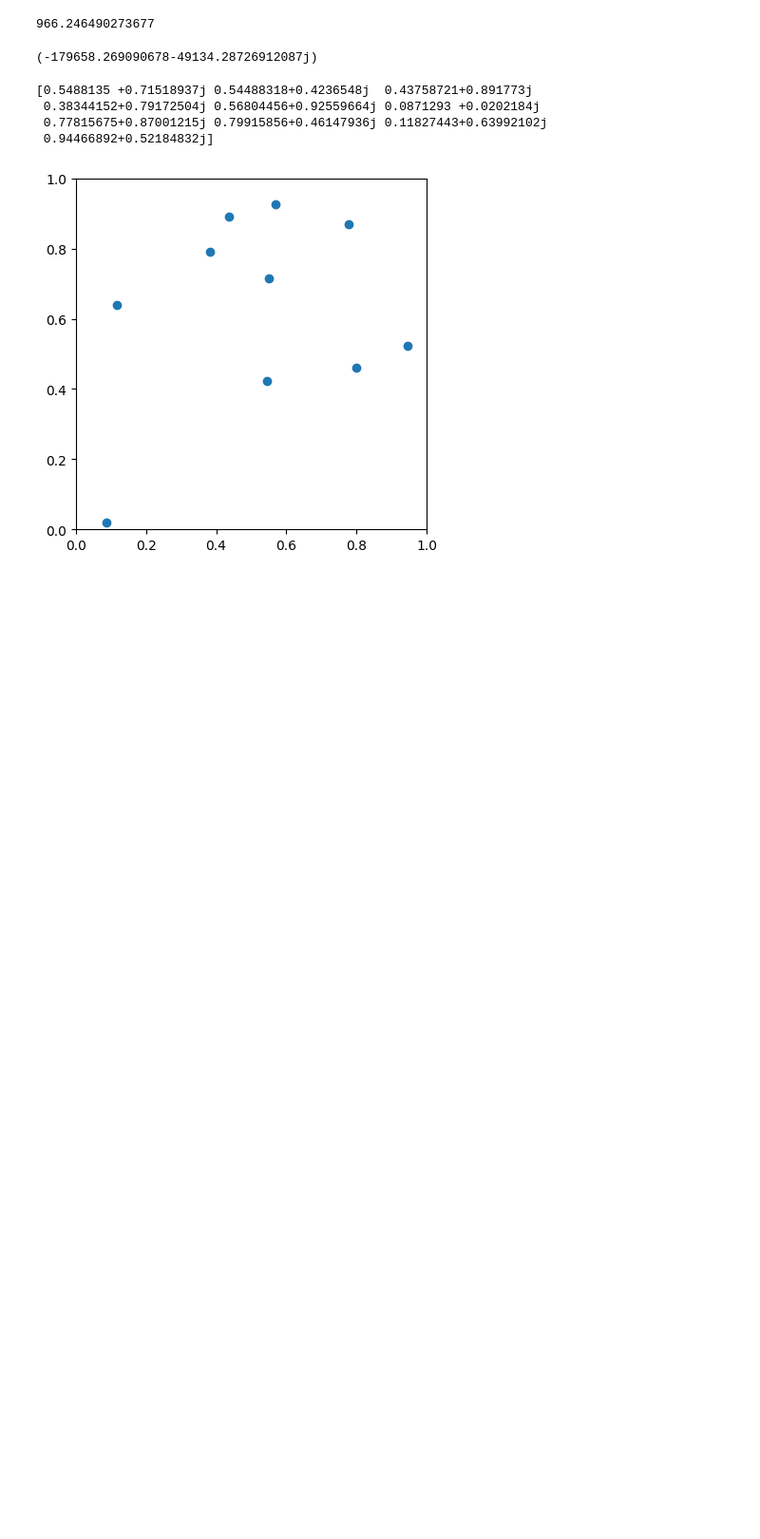
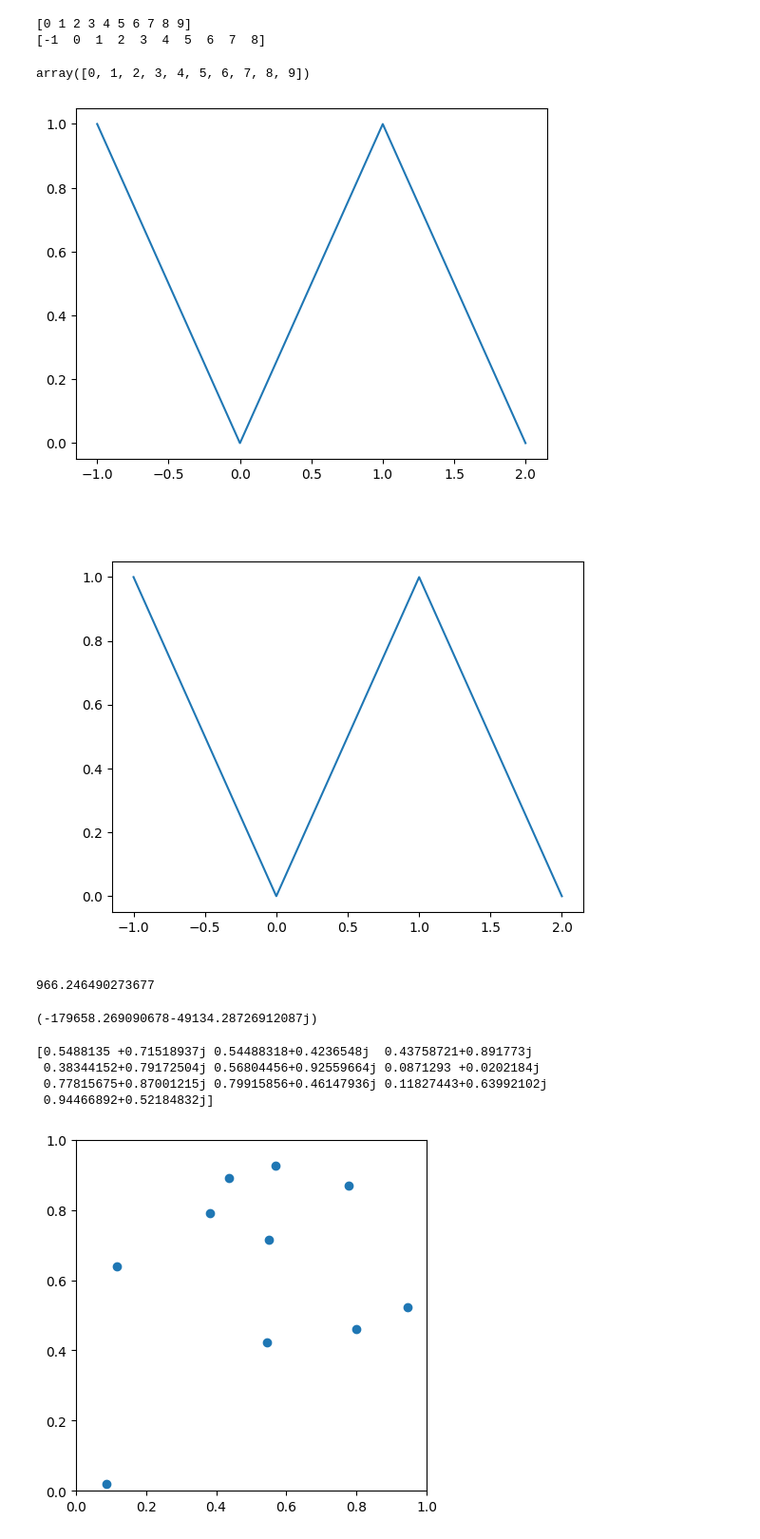
Before and after one commit to Part-II-Computational-Physics/hierarchical-methods-lb880, a Jupyter notebook: test.ipynb, the cells around one changed output. Shown at 95% size. Cells and saved outputs as stored; diff of their text form; code cells hidden in the pictures; blank space fills up the shorter version.

```diff
--- a/test.ipynb
+++ b/test.ipynb
@@ -1,3 +23,32 @@
+# %%
+def func(b):
+    b -= 1
+
+a = np.arange(10)
+print(a)
+func(a)
+print(a)
+# %% [output]
+[0 1 2 3 4 5 6 7 8 9]
+[-1  0  1  2  3  4  5  6  7  8]
+# %%
+a = np.arange(10)
+for b in a:
+    if b == 2:
+        b=3
+
+a
+# %% [output]
+array([0, 1, 2, 3, 4, 5, 6, 7, 8, 9])
+# %%
+a = np.linspace(-1,2,5000)
+b = (1+sawtooth(a*np.pi, 0.5))/2
+fig, ax = plt.subplots()
+ax.plot(a, b)
+fig
+# %% [output]
+[figure, added]
+[figure, added]
 # %%
 import numpy as np
 import matplotlib.pyplot as plt
```
Also changed, not shown: parts of 2 cells of this notebook, 5 other files.
